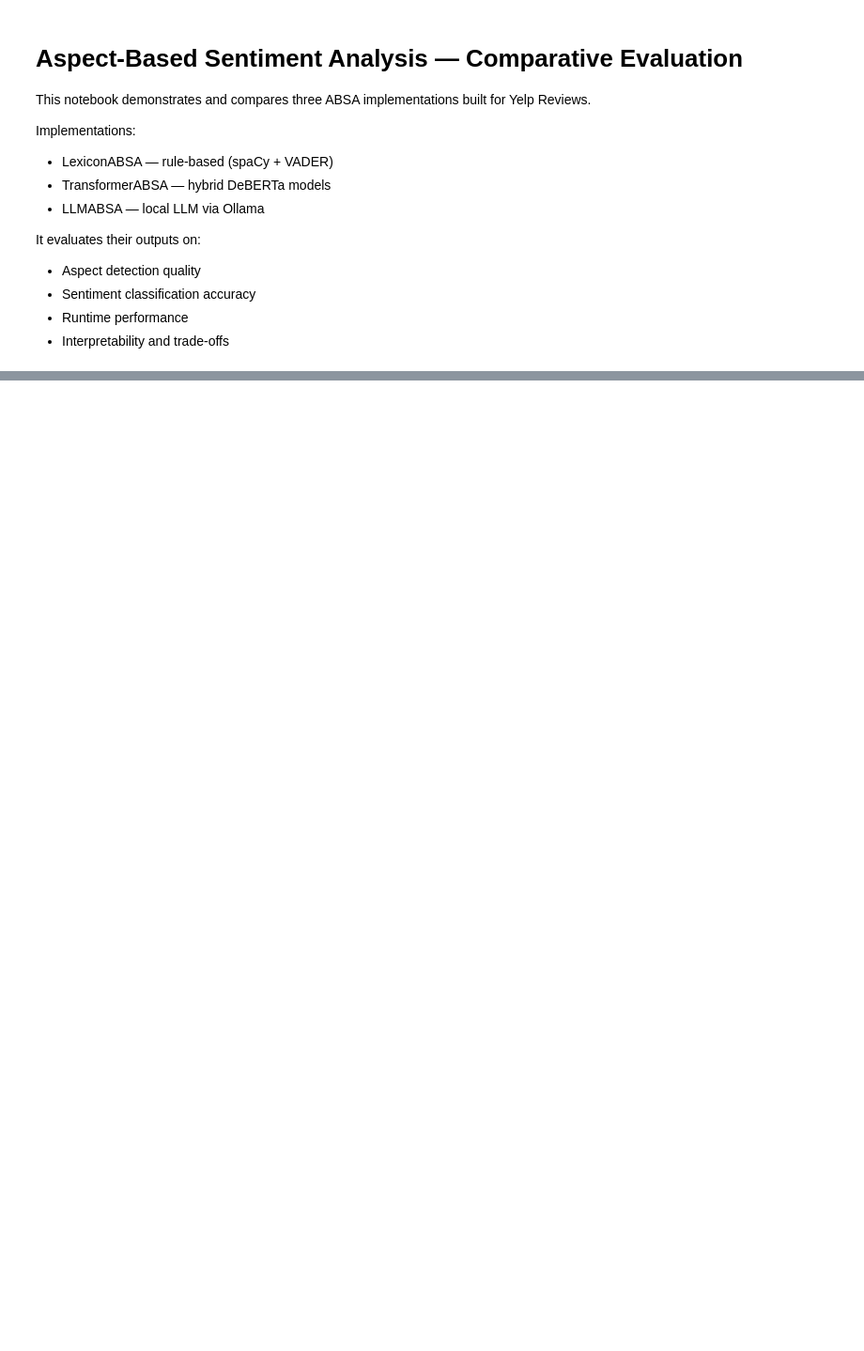
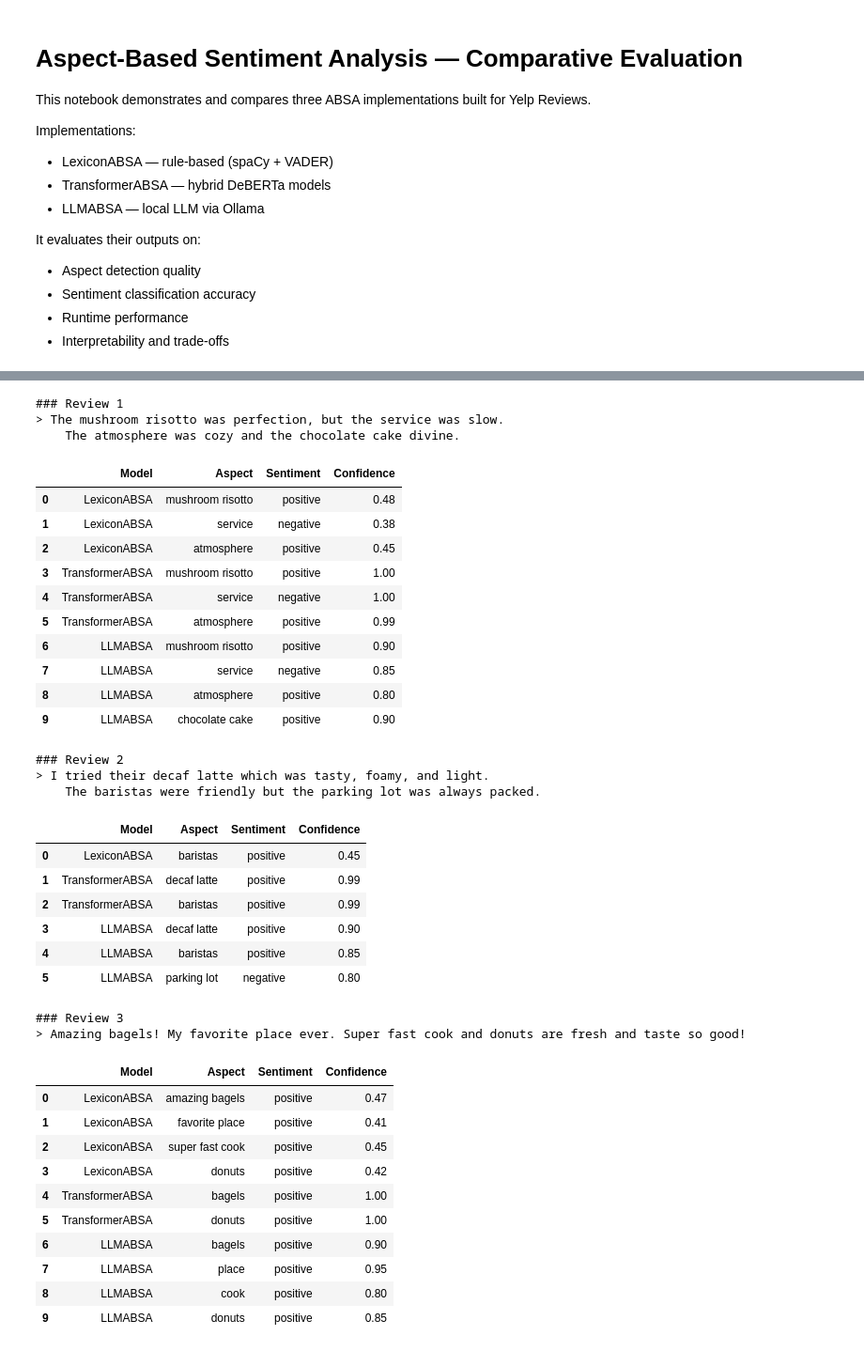
Before and after one commit to meganekarol/aspect-based-sentiment-analysis, a Jupyter notebook: notebooks/comparison.ipynb, the cells around one changed output, grey strips where cells are left out. Shown at 94% size. Cells and saved outputs as stored; diff of their text form; code cells hidden in the pictures; blank space fills up the shorter version.

```diff
--- a/notebooks/comparison.ipynb
+++ b/notebooks/comparison.ipynb
@@ -24,10 +24,5 @@ from src.transformer_absa import TransformerABSA
 from src.llm_absa import LLMABSA
 # %%
 # Load Yelp Sample Dataset
-
-with open("../data/yelp_sample_20k.json", "r", encoding="utf-8") as f:
-    data = json.load(f)
-
-df = pd.DataFrame(data)
-print(f"Loaded {len(df)} Yelp reviews.")
+df = pd.read_json("../data/yelp_sample_20k.json", lines=True)
 df.head()
@@ -142,33 +219,92 @@ plt.show()
 # %%
 # Results Showcase — Side-by-Side Comparison
-
 showcase_examples = [
     """The mushroom risotto was perfection, but the service was slow.
     The atmosphere was cozy and the chocolate cake divine.""",
 
     """I tried their decaf latte which was tasty, foamy, and light.
     The baristas were friendly but the parking lot was always packed.""",
 
     """Amazing bagels! My favorite place ever. Super fast cook and donuts are fresh and taste so good!"""
 ]
 
 def compare_models_on_text(text):
     rows = []
     for model_name, model in [
         ("LexiconABSA", lex_model),
         ("TransformerABSA", trf_model),
         ("LLMABSA", llm_model)
     ]:
         aspects = model.analyze(text)
-        asp_summary = "\n".join(f"• **{a.aspect}** → {a.sentiment} (conf={a.confidence:.2f})"
-                                for a in aspects) or "_No aspects detected_"
-        rows.append({"Model": model_name, "Extracted Aspects & Sentiments": asp_summary})
+
+        if not aspects:
+            rows.append({
+                "Model": model_name,
+                "Aspect": "_No aspects detected_",
+                "Sentiment": "",
+                "Confidence": ""
+            })
+        else:
+            for a in aspects:
+                rows.append({
+                    "Model": model_name,
+                    "Aspect": a.aspect,
+                    "Sentiment": a.sentiment,
+                    "Confidence": round(a.confidence, 2)
+                })
+
     return pd.DataFrame(rows)
 
+
+# Optional: make sure cells don't get truncated
+pd.set_option("display.max_colwidth", None)
+from IPython.display import HTML, display
+display(HTML("<style>.dataframe td { white-space: pre-wrap; }</style>"))
+
+
+# Display results
 for i, review in enumerate(showcase_examples, 1):
-    print(f"### Review {i}\n> {review.strip()}")
+    print(f"### Review {i}\n> {review.strip()}\n")
     df_show = compare_models_on_text(review)
     display(df_show)
     print("\n")
+# %% [output]
+### Review 1
+> The mushroom risotto was perfection, but the service was slow.
+    The atmosphere was cozy and the chocolate cake divine.
+|  | Model | Aspect | Sentiment | Confidence |
+| 0 | LexiconABSA | mushroom risotto | positive | 0.48 |
+| 1 | LexiconABSA | service | negative | 0.38 |
+| 2 | LexiconABSA | atmosphere | positive | 0.45 |
+| 3 | TransformerABSA | mushroom risotto | positive | 1.00 |
+| 4 | TransformerABSA | service | negative | 1.00 |
+| 5 | TransformerABSA | atmosphere | positive | 0.99 |
+| 6 | LLMABSA | mushroom risotto | positive | 0.90 |
+| 7 | LLMABSA | service | negative | 0.85 |
+| 8 | LLMABSA | atmosphere | positive | 0.80 |
+| 9 | LLMABSA | chocolate cake | positive | 0.90 |
+### Review 2
+> I tried their decaf latte which was tasty, foamy, and light.
+    The baristas were friendly but the parking lot was always packed.
+|  | Model | Aspect | Sentiment | Confidence |
+| 0 | LexiconABSA | baristas | positive | 0.45 |
+| 1 | TransformerABSA | decaf latte | positive | 0.99 |
+| 2 | TransformerABSA | baristas | positive | 0.99 |
+| 3 | LLMABSA | decaf latte | positive | 0.90 |
+| 4 | LLMABSA | baristas | positive | 0.85 |
+| 5 | LLMABSA | parking lot | negative | 0.80 |
+### Review 3
+> Amazing bagels! My favorite place ever. Super fast cook and donuts are fresh and taste so good!
+|  | Model | Aspect | Sentiment | Confidence |
+| 0 | LexiconABSA | amazing bagels | positive | 0.47 |
+| 1 | LexiconABSA | favorite place | positive | 0.41 |
+| 2 | LexiconABSA | super fast cook | positive | 0.45 |
+| 3 | LexiconABSA | donuts | positive | 0.42 |
+| 4 | TransformerABSA | bagels | positive | 1.00 |
+| 5 | TransformerABSA | donuts | positive | 1.00 |
+| 6 | LLMABSA | bagels | positive | 0.90 |
+| 7 | LLMABSA | place | positive | 0.95 |
+| 8 | LLMABSA | cook | positive | 0.80 |
+| 9 | LLMABSA | donuts | positive | 0.85 |
 # %% [markdown]
 # Final Conclusions
```
Also changed, not shown: parts of 12 cells of this notebook, 6 other files.
